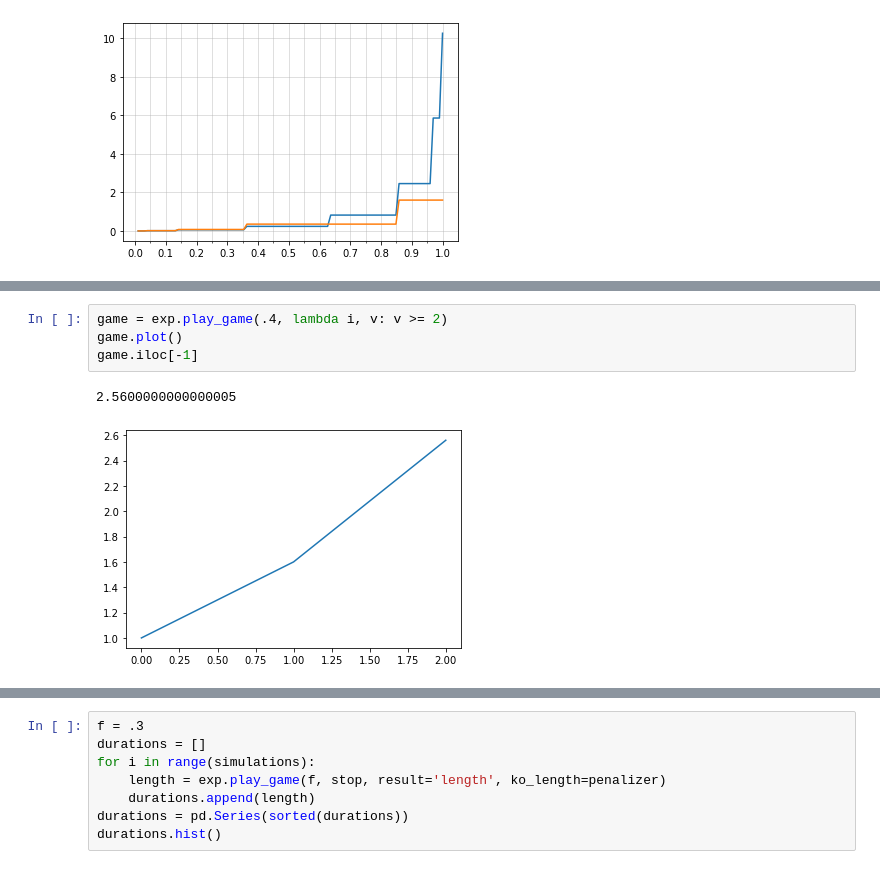
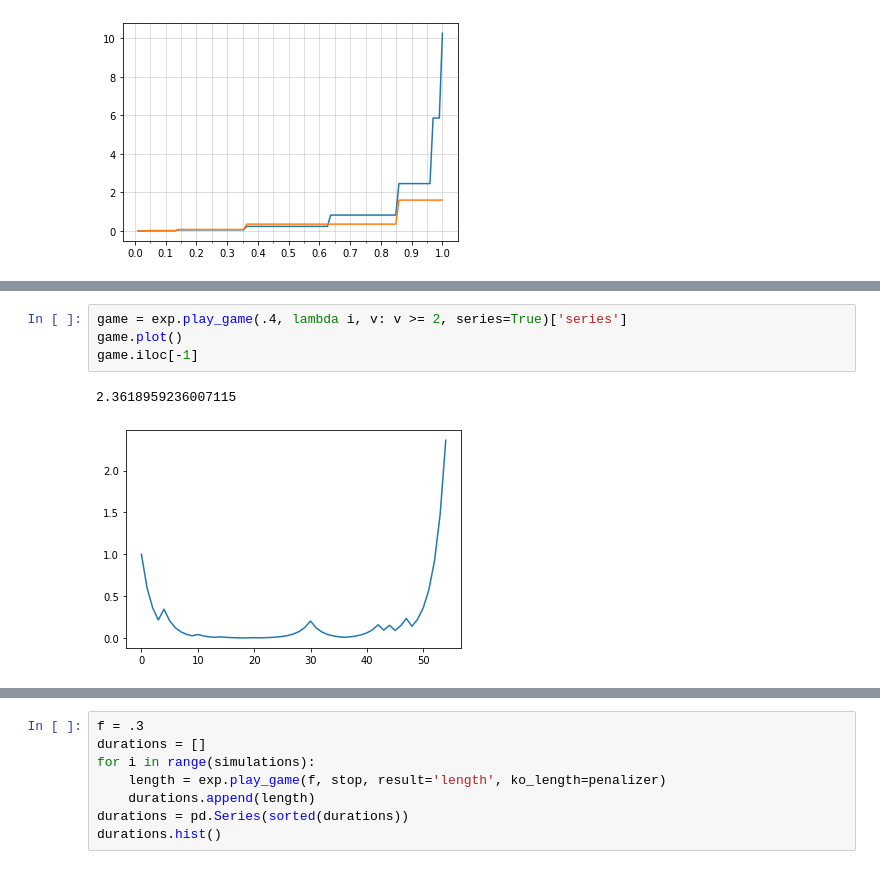
Before and after one commit to bernardorufino/coursera-portfolio-analysis, a Jupyter notebook: play.ipynb, the cells around one changed output, grey strips where cells are left out. Saved outputs shown, nothing was run; the diff lists cells and outputs as text.

```diff
--- a/play.ipynb
+++ b/play.ipynb
@@ -105,9 +106,9 @@ All scenarios
 max        41.084691
 dtype: float64
 # %%
-game = exp.play_game(.4, lambda i, v: v >= 2)
+game = exp.play_game(.4, lambda i, v: v >= 2, series=True)['series']
 game.plot()
 game.iloc[-1]
 # %% [output]
-2.5600000000000005
+2.3618959236007115
-[figure, old version]
+[figure, new version]
```
Also changed, not shown: parts of 11 cells of this notebook, 1 other file.
